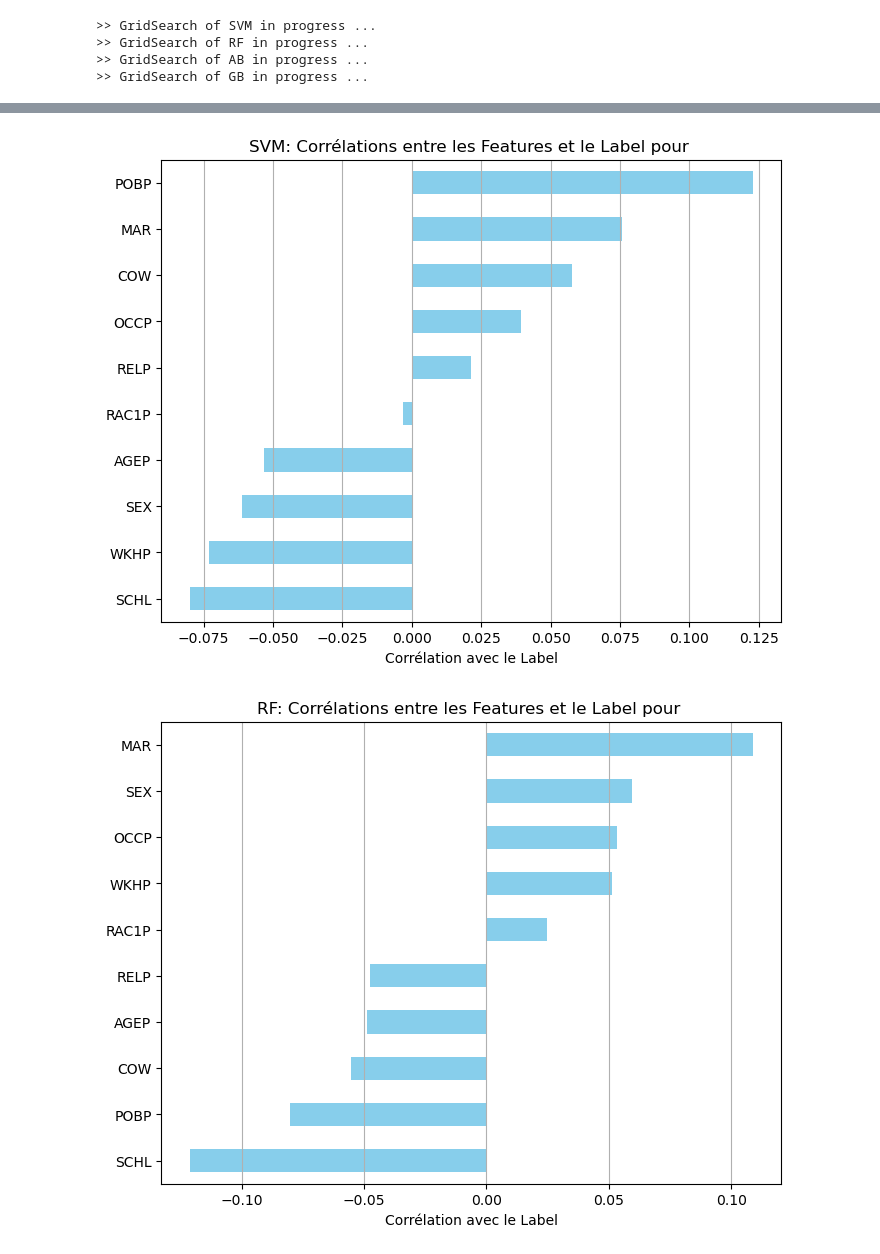
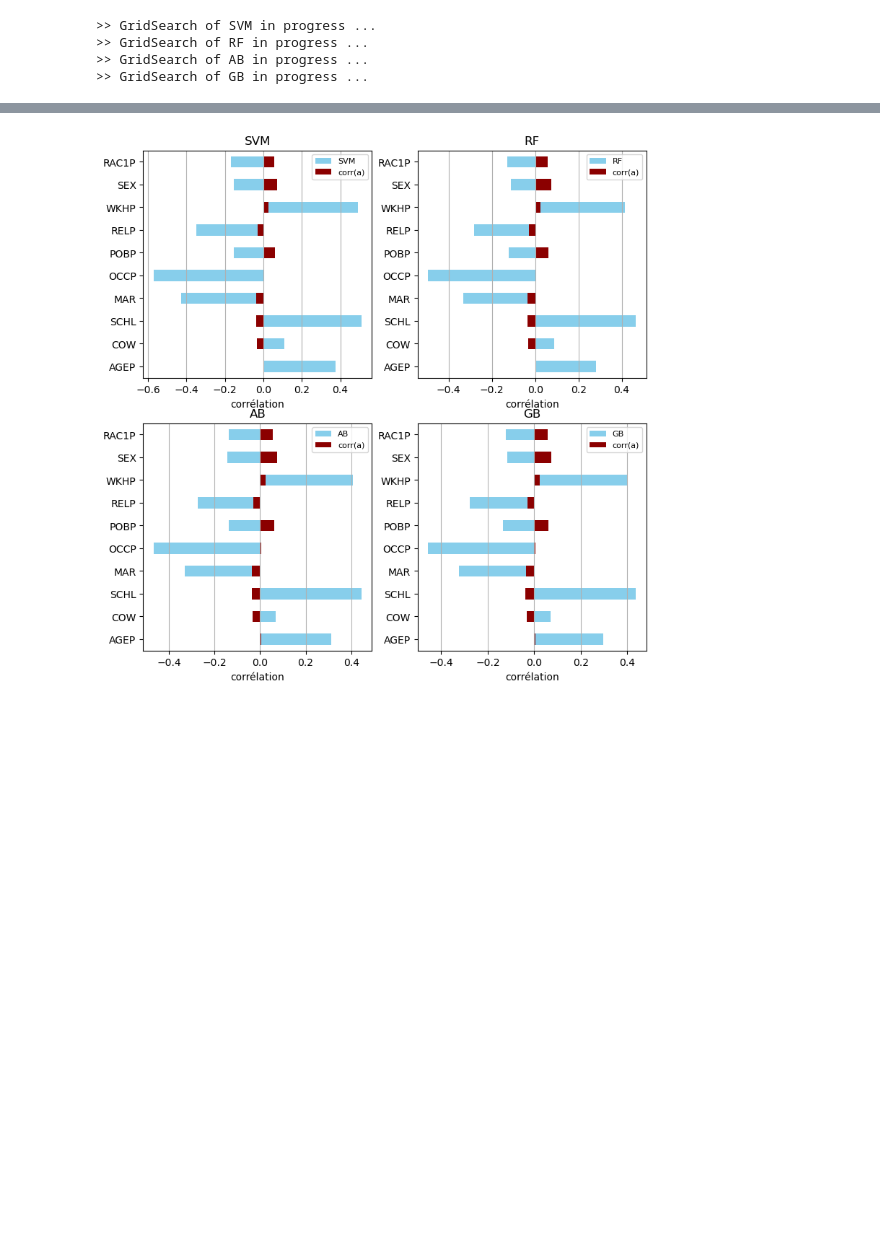
Before and after one commit to GhizlaneBadaoui/supervisedML, a Jupyter notebook: TP1_SML.ipynb, the cells around one changed output, grey strips where cells are left out. Cells and saved outputs as stored; diff of their text form; code cells hidden in the pictures; blank space fills up the shorter version.

```diff
--- a/TP1_SML.ipynb
+++ b/TP1_SML.ipynb
@@ -16,8 +16,10 @@ import warnings
 warnings.filterwarnings('ignore')
 # %%
 # loading the data
-X = pd.read_csv("acsincome_ca_features.csv")
-y = pd.read_csv("acsincome_ca_labels.csv")
+X = pd.read_csv("./data/acsincome_ca_features.csv")
+y = pd.read_csv("./data/acsincome_ca_labels.csv")
+feature_names = X.columns
+target_name = y.columns
 X.head()
 # %% [output]
 |  | AGEP | COW | SCHL | MAR | OCCP | POBP | RELP | WKHP | SEX | RAC1P |
@@ -59,7 +61,7 @@ print(y.shape)
 # %%
 # Standrize and split the data
 scaler = StandardScaler()
-scaler.fit_transform(X)
+X = scaler.fit_transform(X)
 
 X_train, X_test, y_train, y_test = train_test_split(X,y, test_size=0.2)
 # %%
@@ -507,16 +510,17 @@ plt.show()
+# %%
+# ####################################### TP2 ##################################################
+X_train = pd.DataFrame(X_train, columns = feature_names)
+y_train = pd.DataFrame(y_train, columns = target_name)
+X_test = pd.DataFrame(X_test, columns = feature_names)
+y_test = pd.DataFrame(y_test, columns = target_name)
 # %%
-######################################## Part : 2 ##################################################
-
-###### 1 : Explicabilité ###########################################
-###### a :
+# ################## -1- Explicabilité ################## #
+# a)
 from sklearn.inspection import permutation_importance
-
 
 xtrain = pd.DataFrame(X_train)
 ytrain = pd.DataFrame(y_train)
 training_dataset = pd.concat([xtrain, ytrain], axis=1)
-correlations = training_dataset.corr()['PINCP'].drop('PINCP')
-print(correlations)
-
-###### d : à voir dans le rapport ####################
+correlations_l = training_dataset.corr()['PINCP'].drop('PINCP')
+print(correlations_l)
 # %% [output]
@@ -533,21 +537,22 @@ RAC1P   -0.102030
 Name: PINCP, dtype: float64
 # %%
-###### b :
-names = ["SVM","RF","AB","GB"]
+# b)
 correlations = []
 for predLables in y_pred_ca_dataset:
     xtest = pd.DataFrame(X_test)
     ypred = pd.DataFrame({'PINCP' : predLables})
     correlations.append(pd.concat([xtest, ypred], axis=1).corr()['PINCP'].drop('PINCP'))
 
+plt.figure(figsize=(9,9))
 for index, corr in enumerate(correlations):
-    plt.figure(figsize=(8, 6))
-    corr.sort_values().plot(kind='barh', color='skyblue')
-    plt.xlabel('Corrélation avec le Label')
-    plt.title(names[index] +": Corrélations entre les Features et le Label pour ")
+    plt.subplot(2,2,index+1)
+    corr.plot(kind='barh', color='skyblue', label=names[index])
+    correlations_l.plot(kind='barh', color='darkred', label='corr(a)')
+    plt.xlabel('corrélation')
+    plt.title(names[index])
     plt.grid(axis='x')
-    plt.show()
-# il faut ajouter la comparaison entre ces corrélations et les corrélations de la question a
+    plt.legend(fontsize="8")
+
+plt.show()
 # %% [output]
-[figure, old version]
+[figure, new version]
-[figure, removed]
```
Also changed, not shown: parts of 27 cells of this notebook, 25 other files.
